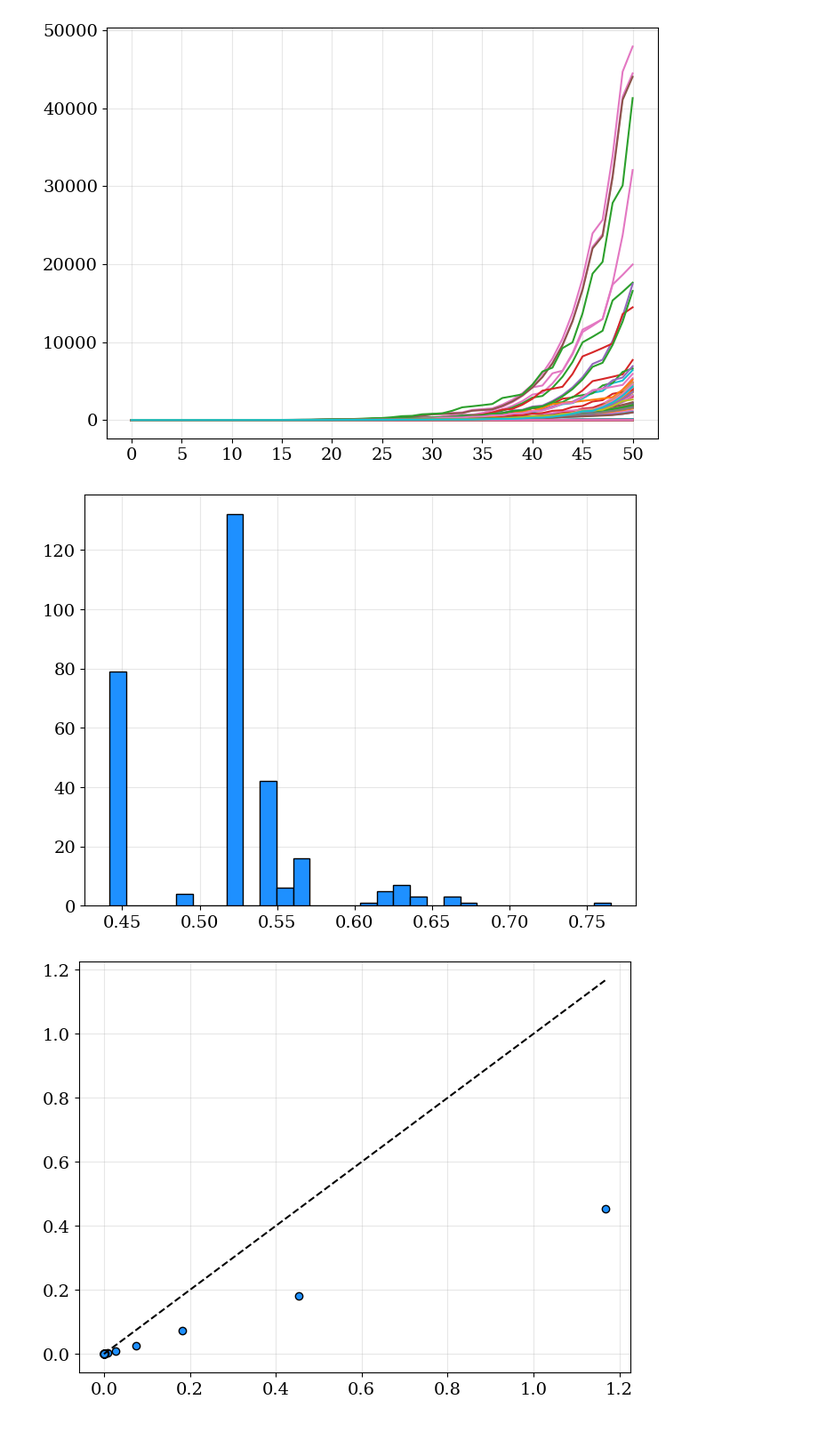
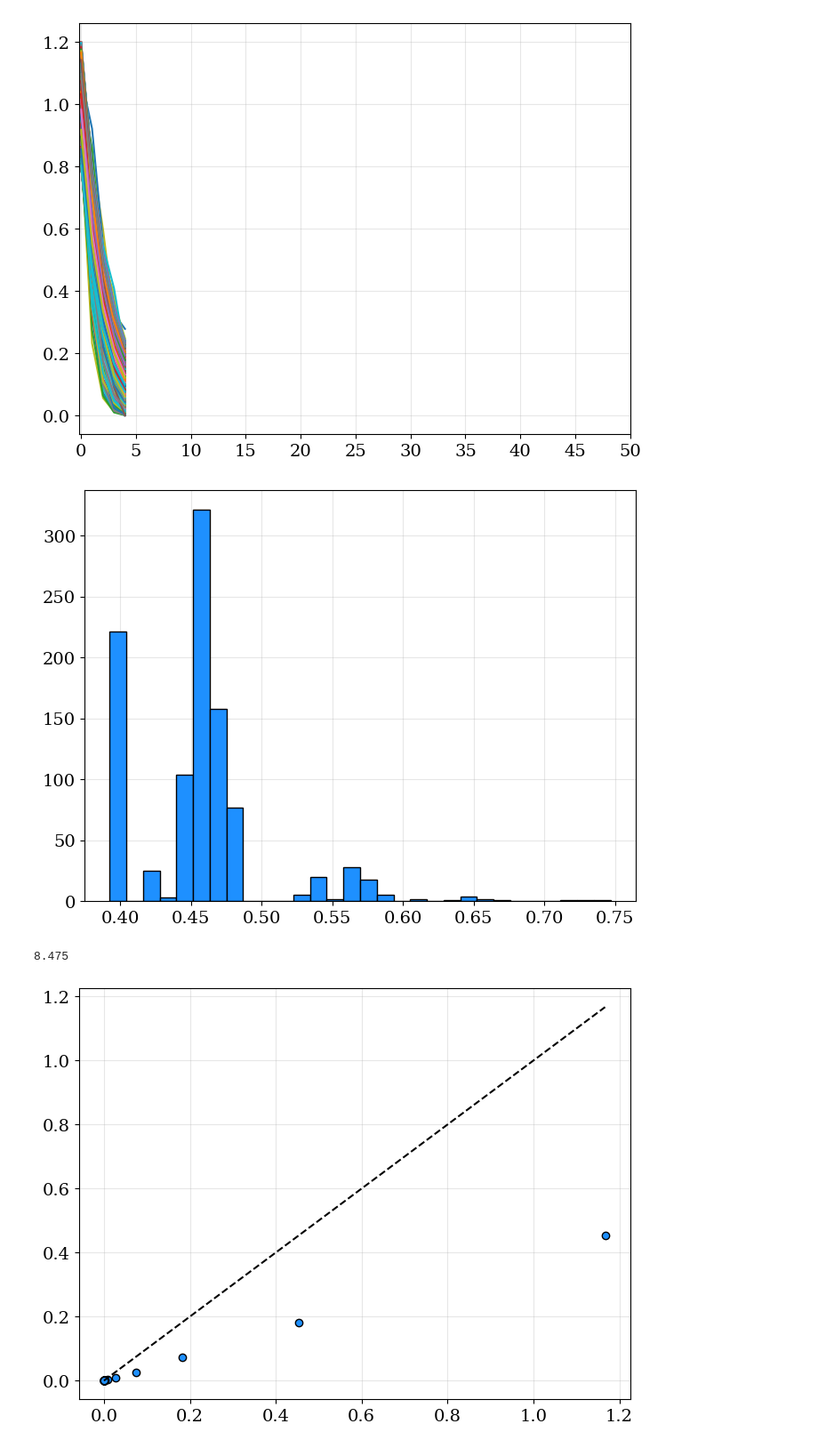
Before and after one commit to charlesaugdupont/poverty-trap, a Jupyter notebook: Network.ipynb, the cells around one changed output. Shown at 89% size. Saved outputs shown, nothing was run; the diff lists cells and outputs as text; code cells hidden in the pictures.

```diff
--- a/Network.ipynb
+++ b/Network.ipynb
@@ -33,4 +33,5 @@ else:
     plt.rc("text", usetex=False)
 plt.rc("font", family="serif")
 # %%
-N = 300
+N = 1000
+g = nx.powerlaw_cluster_graph(n=N, m=2, p=0.5)
@@ -39,10 +38,10 @@ g = nx.powerlaw_cluster_graph(n=N, m=2, p=0.5)
 # %%
 timea = time.time()
-W, I, communities, delta_pos, gamma_pos, success, allocations, C, attention = simulation(NUM_AGENTS=N,
-                                                                                         STEPS=50,
-                                                                                         PROJECT_COST=0.01,
-                                                                                         graph=g,
-                                                                                         seed=123,
-                                                                                         DEFAULT_A=0.3)
+W, I, C, A, R, P, GAMBLE_SUCCESS, communities = simulation(NUM_AGENTS=N,
+                                                           STEPS=50,
+                                                           PROJECT_COST=0.1,
+                                                           graph=g,
+                                                           seed=123,
+                                                           DEFAULT_A=0.01)
 print(time.time()-timea)
 # %% [output]
@@ -62,15 +61,19 @@ plt.show()
 # %%
 for i in range(W.shape[1]):
-    plt.plot(W[:,i])
+    plt.plot(W[:5,i])
 plt.xticks(np.arange(0, len(W), 5))
 plt.show()
 # %% [output]
-[figure, old version]
+[figure, new version]
 # %%
-plt.hist(C[-1], color="dodgerblue", edgecolor="k", bins=30)
+plt.hist(C[0], color="dodgerblue", edgecolor="k", bins=30)
 plt.show()
 # %% [output]
-[figure, old version]
+[figure, new version]
+# %%
+33.9 / 4
+# %% [output]
+8.475
 # %%
 i = 10
 
```
Also changed, not shown: parts of 3 cells of this notebook, 4 other files.
